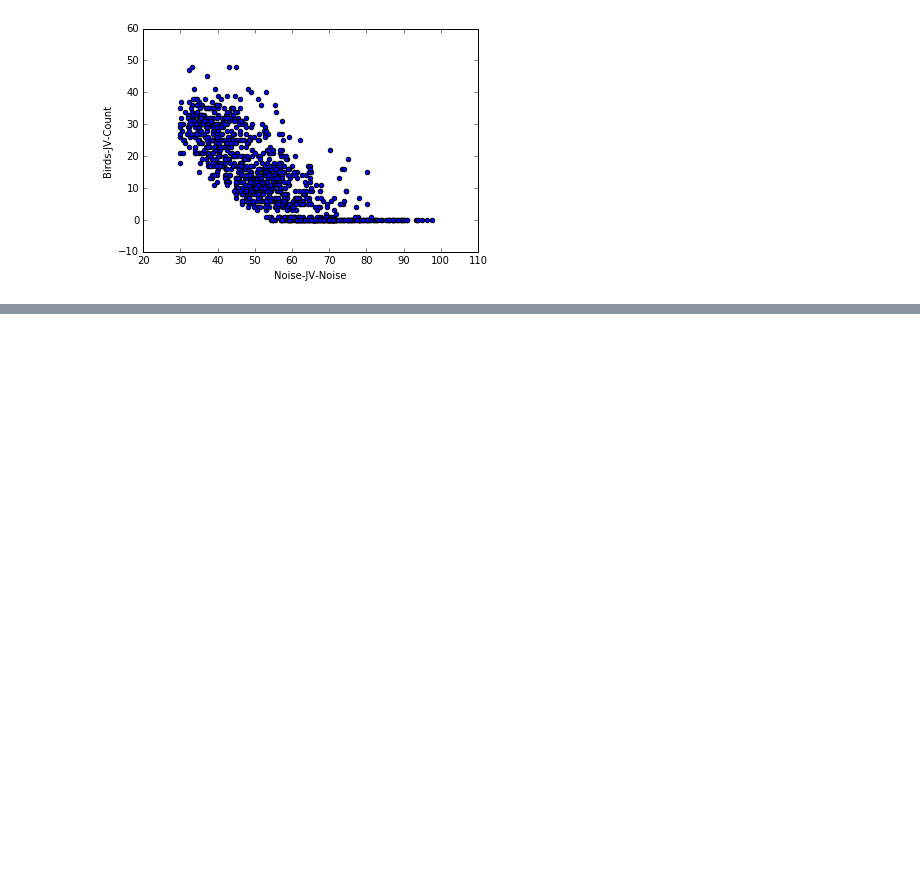
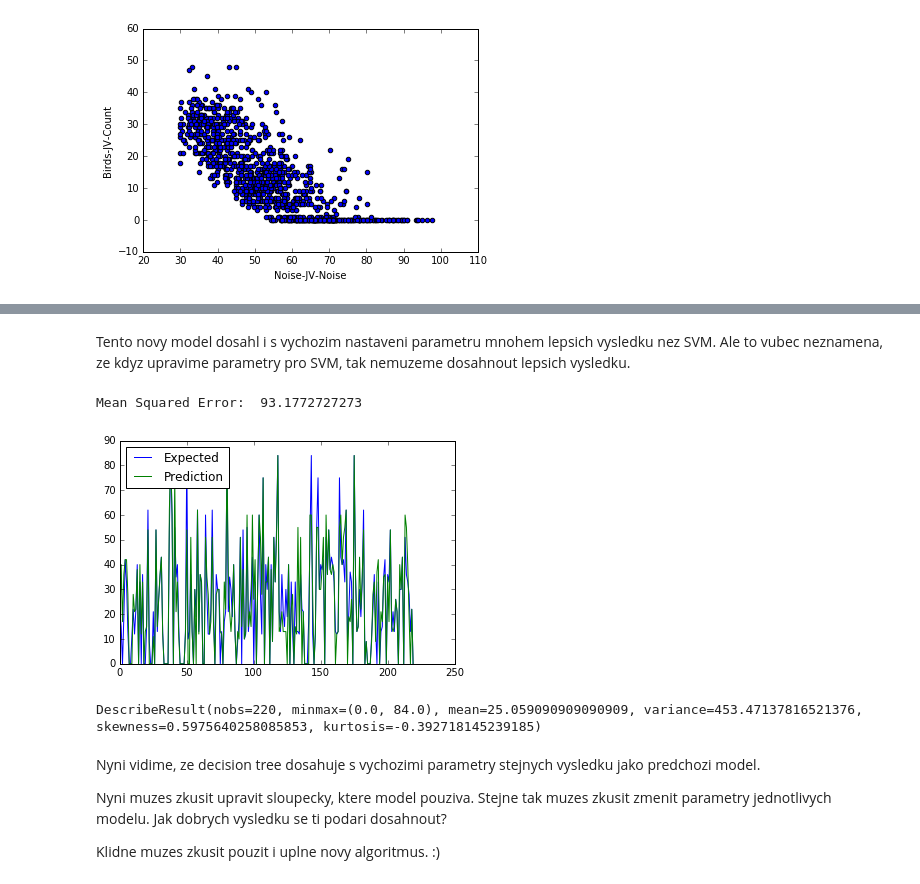
Before and after one commit to martin-majlis/ms-opendata-simulation, a Jupyter notebook: Analysis.ipynb, the cells around one changed output, grey strips where cells are left out. Drawn from its saved outputs; the diff is of its cells as text; code cells hidden in the pictures; blank space fills up the shorter version.

```diff
--- a/Analysis.ipynb
+++ b/Analysis.ipynb
@@ -465,0 +472,19 @@ mean_squared_error(predictions, test[target])
+# %% [markdown]
+Tento novy model dosahl i s vychozim nastaveni parametru mnohem lepsich vysledku nez SVM. Ale to vubec neznamena, ze kdyz upravime parametry pro SVM, tak nemuzeme dosahnout lepsich vysledku.
+# %%
+from sklearn import tree
+# http://scikit-learn.org/stable/modules/generated/sklearn.tree.DecisionTreeRegressor.html#sklearn.tree.DecisionTreeRegressor
+model = tree.DecisionTreeRegressor()
+model.fit(train[columnsR], train[targetR])
+predictions = model.predict(test[columnsR])
+evaluate_reg(predictions, test[targetR])
+# %% [output]
+Mean Squared Error:  93.1772727273
+[figure, added]
+DescribeResult(nobs=220, minmax=(0.0, 84.0), mean=25.059090909090909, variance=453.47137816521376, skewness=0.5975640258085853, kurtosis=-0.392718145239185)
+# %% [markdown]
+Nyni vidime, ze decision tree dosahuje s vychozimi parametry stejnych vysledku jako predchozi model.
+
+Nyni muzes zkusit upravit sloupecky, ktere model pouziva. Stejne tak muzes zkusit zmenit parametry jednotlivych modelu. Jak dobrych vysledku se ti podari dosahnout?
+
+Klidne muzes zkusit pouzit i uplne novy algoritmus. :)
```
Also changed, not shown: parts of 27 cells of this notebook.
